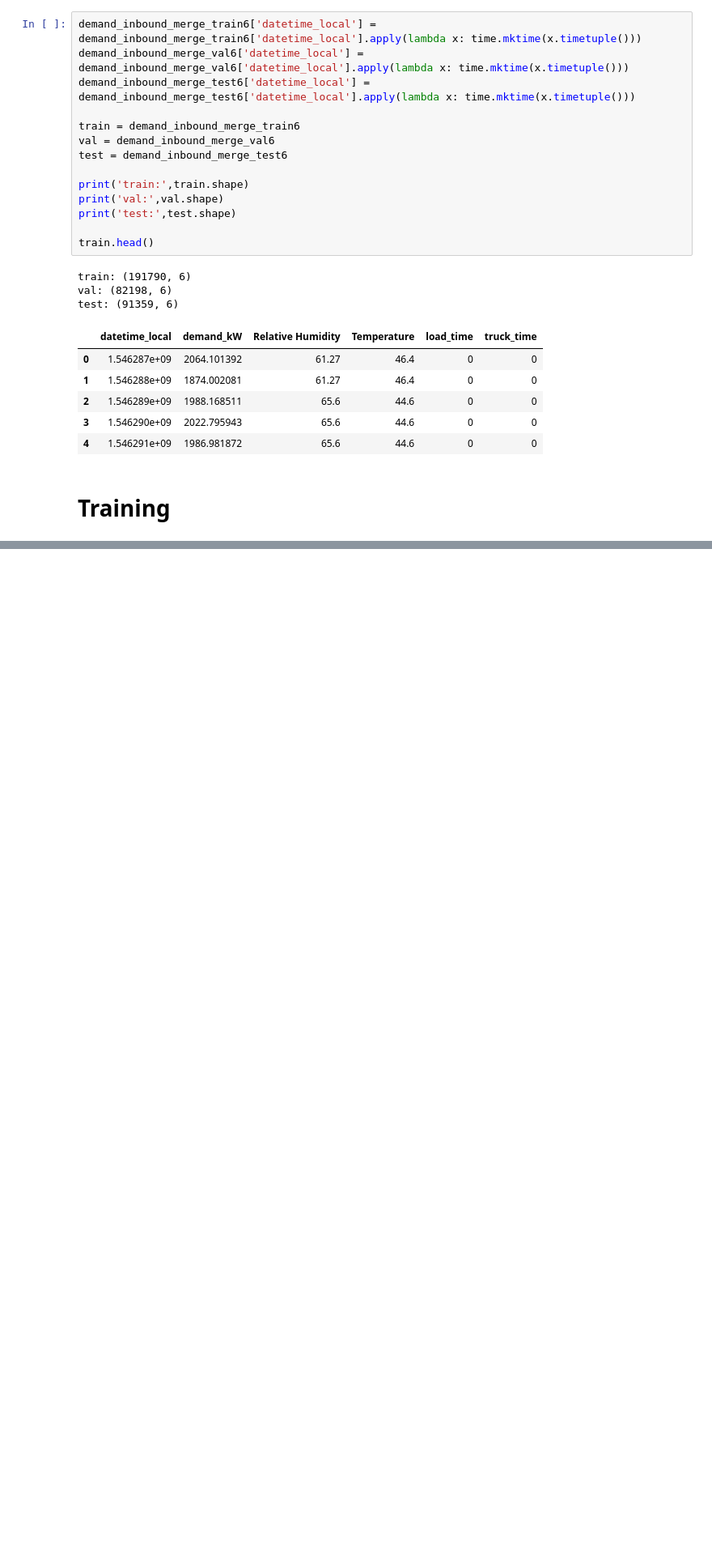
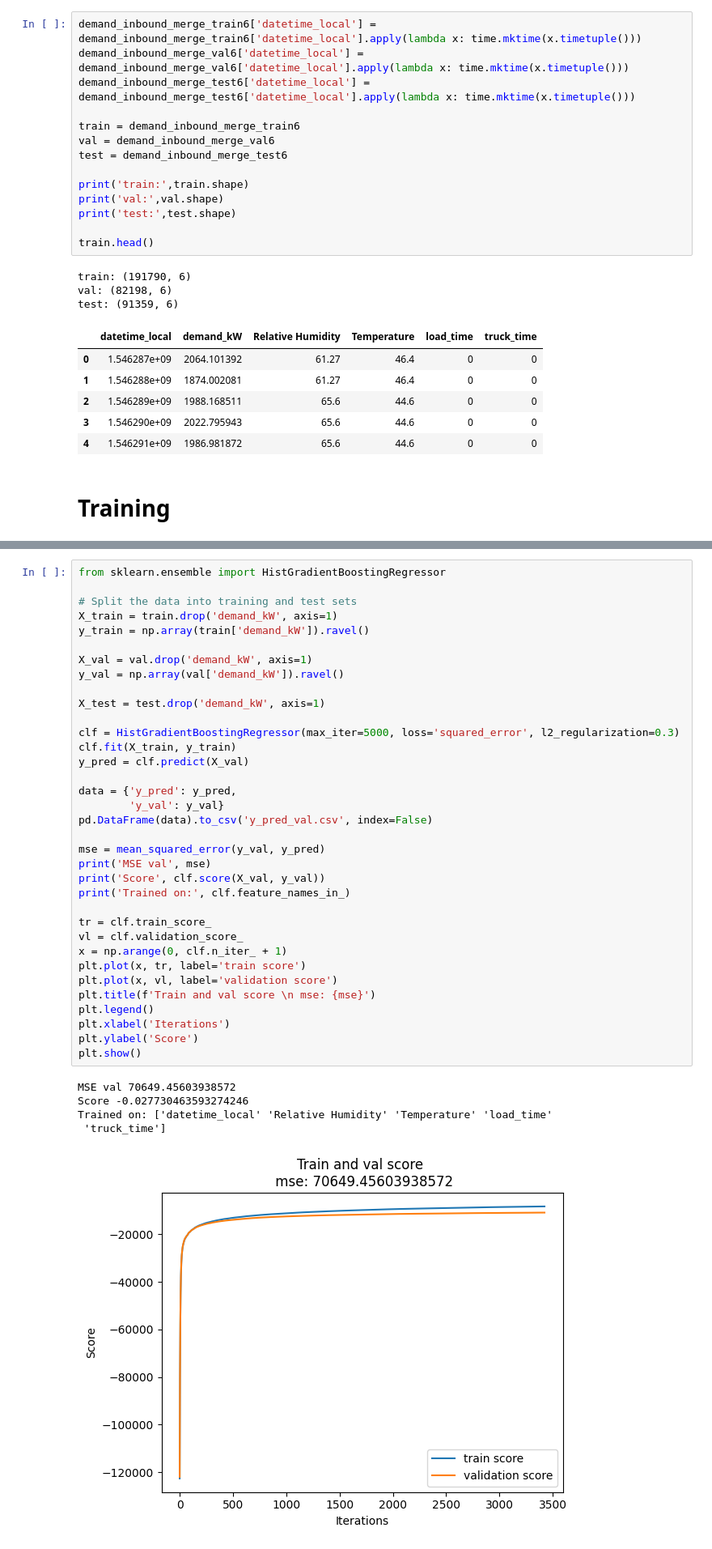
Before and after one commit to freek1/energy-demand-prediction, a Jupyter notebook: only-temp-time.ipynb, the cells around one changed output, grey strips where cells are left out. Shown: that part at 81% size. Saved outputs shown, nothing was run; the diff lists cells and outputs as text; blank space fills up the shorter version.

Commit message:
Finalize only-temp-time method

```diff
--- a/only-temp-time.ipynb
+++ b/only-temp-time.ipynb
@@ -410,0 +410,41 @@ plt.show()
+# %%
+from sklearn.ensemble import HistGradientBoostingRegressor
+
+# Split the data into training and test sets
+X_train = train.drop('demand_kW', axis=1)
+y_train = np.array(train['demand_kW']).ravel()
+
+X_val = val.drop('demand_kW', axis=1)
+y_val = np.array(val['demand_kW']).ravel()
+
+X_test = test.drop('demand_kW', axis=1)
+
+clf = HistGradientBoostingRegressor(max_iter=5000, loss='squared_error', l2_regularization=0.3)
+clf.fit(X_train, y_train)
+y_pred = clf.predict(X_val)
+
+data = {'y_pred': y_pred,
+        'y_val': y_val}
+pd.DataFrame(data).to_csv('y_pred_val.csv', index=False)
+
+mse = mean_squared_error(y_val, y_pred)
+print('MSE val', mse)
+print('Score', clf.score(X_val, y_val))
+print('Trained on:', clf.feature_names_in_)
+
+tr = clf.train_score_
+vl = clf.validation_score_
+x = np.arange(0, clf.n_iter_ + 1)
+plt.plot(x, tr, label='train score')
+plt.plot(x, vl, label='validation score')
+plt.title(f'Train and val score \n mse: {mse}')
+plt.legend()
+plt.xlabel('Iterations')
+plt.ylabel('Score')
+plt.show()
+# %% [output]
+MSE val 70649.45603938572
+Score -0.027730463593274246
+Trained on: ['datetime_local' 'Relative Humidity' 'Temperature' 'load_time'
+ 'truck_time']
+[figure, added]
```
Also changed, not shown: parts of 2 cells of this notebook, 1 other file.
